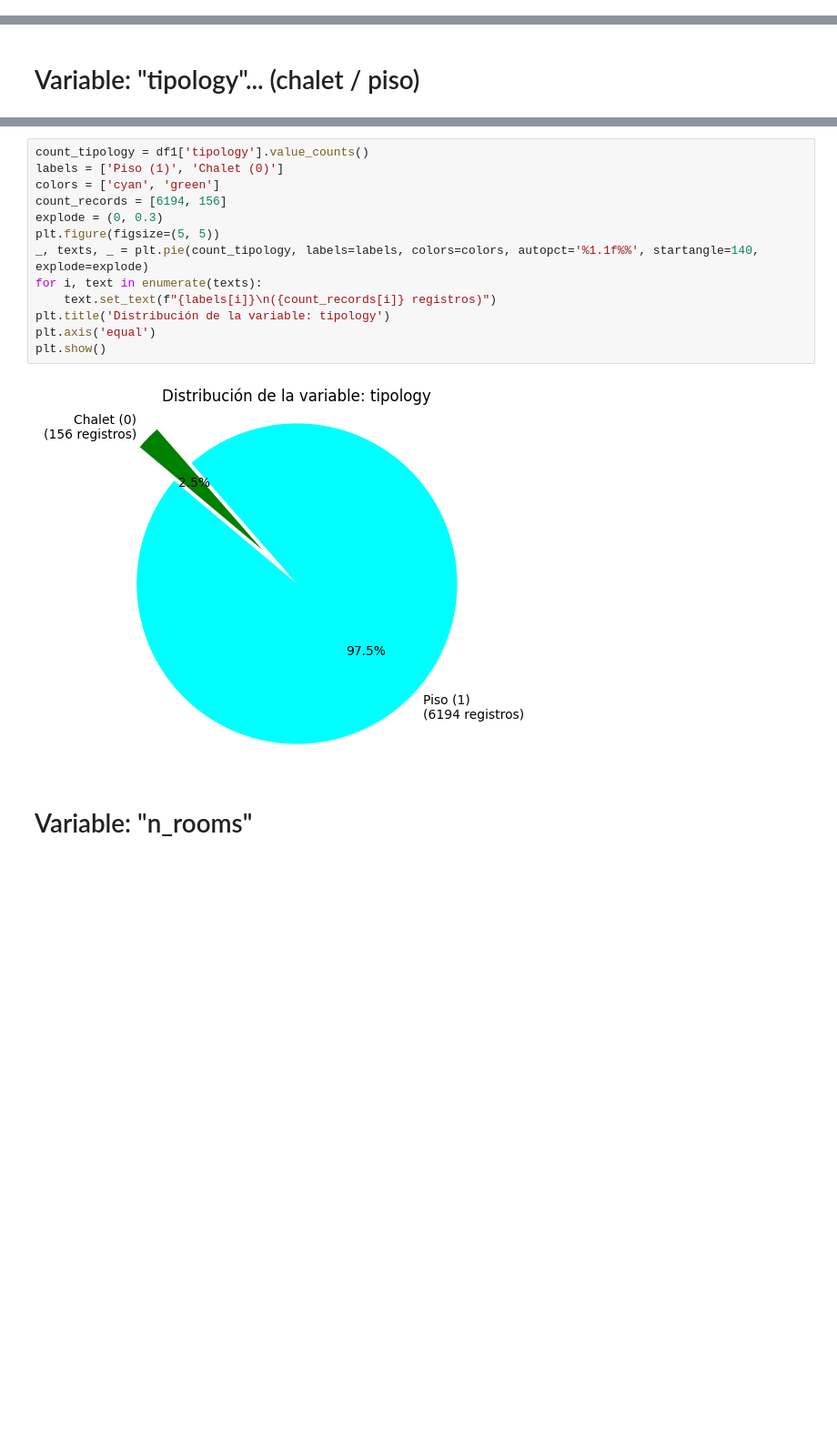
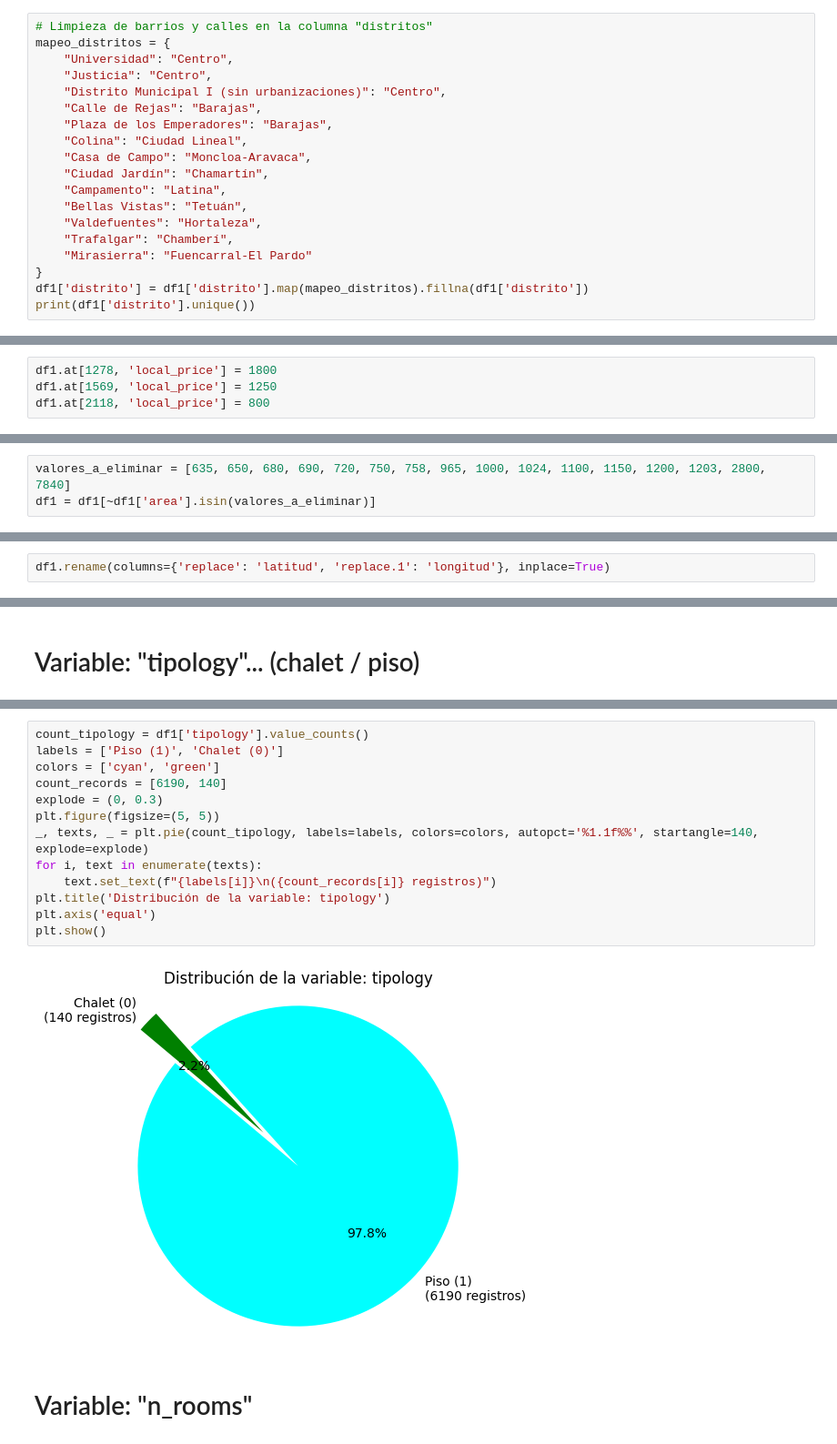
Before and after one commit to JCCT73/Desaf-o-de-Tripulaciones, a Jupyter notebook: Valoración Alquileres.ipynb, the cells around one changed output, grey strips where cells are left out. Shown: that part at 91% size. Drawn from its saved outputs; the diff is of its cells as text; blank space fills up the shorter version.

```diff
--- a/Valoración Alquileres.ipynb
+++ b/Valoración Alquileres.ipynb
@@ -29 +31,20 @@ columns_to_drop = ['Unnamed: 0', 'origin_id', 'construction_year', 'first_appear
 df1 = df.drop(columns=columns_to_drop)
+# %%
+# Limpieza de barrios y calles en la columna "distritos"
+mapeo_distritos = {
+    "Universidad": "Centro",
+    "Justicia": "Centro",
+    "Distrito Municipal I (sin urbanizaciones)": "Centro",
+    "Calle de Rejas": "Barajas",
+    "Plaza de los Emperadores": "Barajas",
+    "Colina": "Ciudad Lineal",
+    "Casa de Campo": "Moncloa-Aravaca",
+    "Ciudad Jardín": "Chamartín",
+    "Campamento": "Latina",
+    "Bellas Vistas": "Tetuán",
+    "Valdefuentes": "Hortaleza",
+    "Trafalgar": "Chamberí",
+    "Mirasierra": "Fuencarral-El Pardo"
+}
+df1['distrito'] = df1['distrito'].map(mapeo_distritos).fillna(df1['distrito'])
+print(df1['distrito'].unique())
@@ -29,0 +64,4 @@ df1 = df.drop(columns=columns_to_drop)
+# %%
+df1.at[1278, 'local_price'] = 1800
+df1.at[1569, 'local_price'] = 1250
+df1.at[2118, 'local_price'] = 800
@@ -51,6 +93,9 @@ df1['n_baths'].replace(reemplazos, inplace=True)
 # %%
 valores_a_eliminar = [10.0, 11.0, 13.0]
 df1 = df1[~df1['n_baths'].isin(valores_a_eliminar)]
+# %%
+valores_a_eliminar = [635, 650, 680, 690, 720, 750, 758, 965, 1000, 1024, 1100, 1150, 1200, 1203, 2800, 7840]
+df1 = df1[~df1['area'].isin(valores_a_eliminar)]
 # %%
 keywords = ['garaje', 'garage', 'plaza de parking', 'parking']
 condition = df1['description'].str.contains('|'.join(keywords), case=False)
@@ -73,6 +118,8 @@ condition = (df1['is_exterior'].isnull())
 df1.loc[condition, 'is_exterior'] = 'f'
 # %%
 df1 = df1.drop(["description", "title", "url"], axis=1)
+# %%
+df1.rename(columns={'replace': 'latitud', 'replace.1': 'longitud'}, inplace=True)
 # %%
 df1
 # %% [output]
@@ -252,18 +310,18 @@ Name: count, dtype: int64
 # %%
 count_tipology = df1['tipology'].value_counts()
 labels = ['Piso (1)', 'Chalet (0)']
 colors = ['cyan', 'green']
-count_records = [6194, 156]
+count_records = [6190, 140]
 explode = (0, 0.3)
 plt.figure(figsize=(5, 5))
 _, texts, _ = plt.pie(count_tipology, labels=labels, colors=colors, autopct='%1.1f%%', startangle=140, explode=explode)
 for i, text in enumerate(texts):
     text.set_text(f"{labels[i]}\n({count_records[i]} registros)")
 plt.title('Distribución de la variable: tipology')
 plt.axis('equal')
 plt.show()
 # %% [output]
-[figure, old version]
+[figure, new version]
 # %% [markdown]
 # Variable: "n_rooms"
 # %%
```
Also changed, not shown: parts of 77 cells of this notebook.
